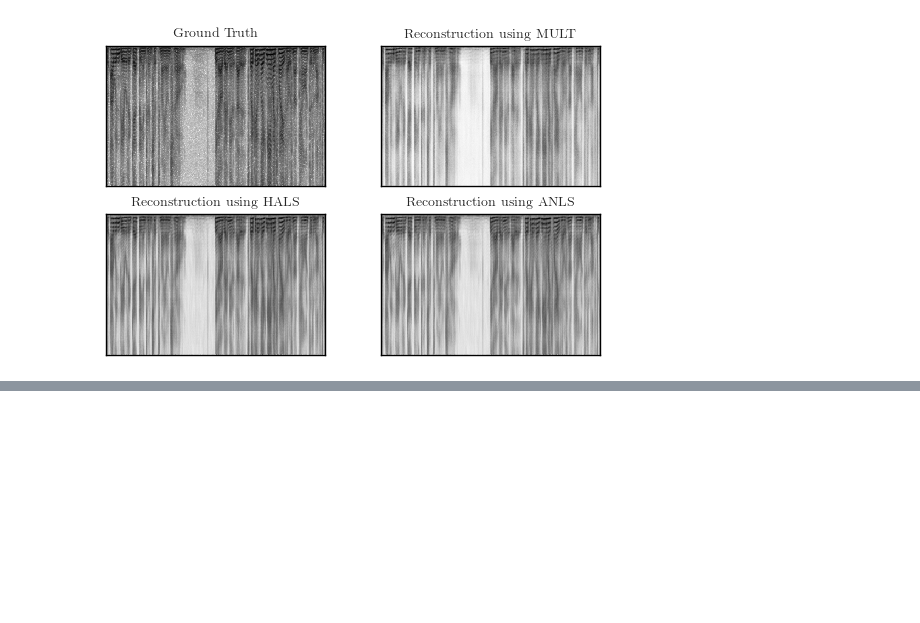
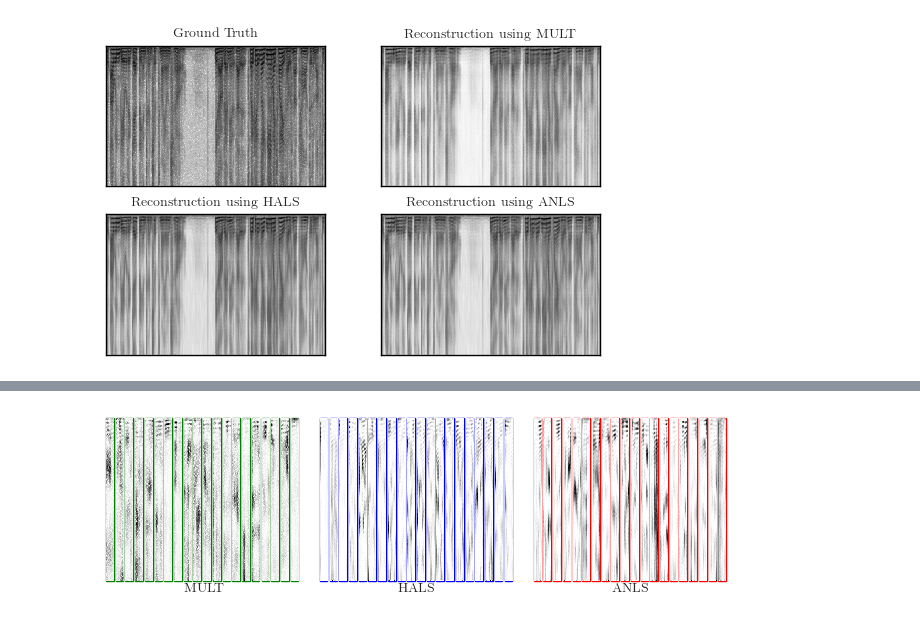
Before and after one commit to degleris1/CMF.jl, a Jupyter notebook: figures/speech.ipynb, the cells around one changed output, grey strips where cells are left out. Cells and saved outputs as stored; diff of their text form; code cells hidden in the pictures; blank space fills up the shorter version.

```diff
--- a/figures/speech.ipynb
+++ b/figures/speech.ipynb
@@ -66,9 +66,9 @@ PyObject <matplotlib.legend.Legend object at 0x...>
 #JLD.save("ira_glass_comparison.jld", alg_results)
 #results = JLD.load("ira_glass_comparison.jld");
 
-# rHALS = JLD.load("./speech_run_hals.jld")
-# rANLS = JLD.load("./speech_run_anls.jld")
-# rMult = JLD.load("./speech_run_mult.jld")
+rHALS = JLD.load("./speech_run_hals.jld")
+rANLS = JLD.load("./speech_run_anls.jld")
+rMult = JLD.load("./speech_run_mult.jld")
 
 results = Dict()
 
@@ -162,0 +152,58 @@ end
+# %%
+# for alg in algs
+#     fig, ax = CMF.plot_Ws(results[alg], sort_units=false)
+#     ax_mid = ax[10]
+#     ax_mid.set_title("Bases Extracted via $alg", y=-0.1)
+#     plt.savefig("./extracted_basis_$alg.pdf", format="pdf")
+# end
+
+n_units = size(data, 1)
+
+fig, axes = plt.subplots(1, 64, figsize=set_size(doc_textwidth, aspect=0.3))
+for i in 1:64
+    a1 = axes[i]
+    a1.set_xticks([])
+    a1.set_yticks([])
+end
+
+for i in 1:20
+    a1 = axes[i]
+    a2 = axes[i+22]
+    a3 = axes[i+44]
+
+    a1.imshow(results["MULT"].W[:, :, i]', aspect=1)
+    a2.imshow(results["HALS"].W[:, :, i]', aspect=1)
+    a3.imshow(results["ANLS"].W[:, :, i]', aspect=1)
+
+    a1.patch.set_edgecolor("green")
+    a1.patch.set_linewidth("1")
+
+    a2.patch.set_edgecolor("blue")
+    a2.patch.set_linewidth("1")
+
+    a3.patch.set_edgecolor("red")
+    a3.patch.set_linewidth("1")
+end
+
+
+
+for i in [21, 22, 43, 44]
+    ax = axes[i]
+
+    ax.set_xticks([])
+    ax.set_yticks([])
+    ax.patch.set_alpha(0)
+end
+
+
+fig.tight_layout(w_pad=0.15)
+
+axes[11].text(-30, n_units+18, "MULT")
+axes[33].text(-30, n_units+18, "HALS")
+axes[55].text(-30, n_units+18, "ANLS")
+
+
+
+plt.savefig("./extracted_bases_all.pdf", bbox_to_inches="tight", pad_inches=0)
+# %% [output]
+[figure, added]
```
Also changed, not shown: parts of 1 cell of this notebook, 1 other file.
